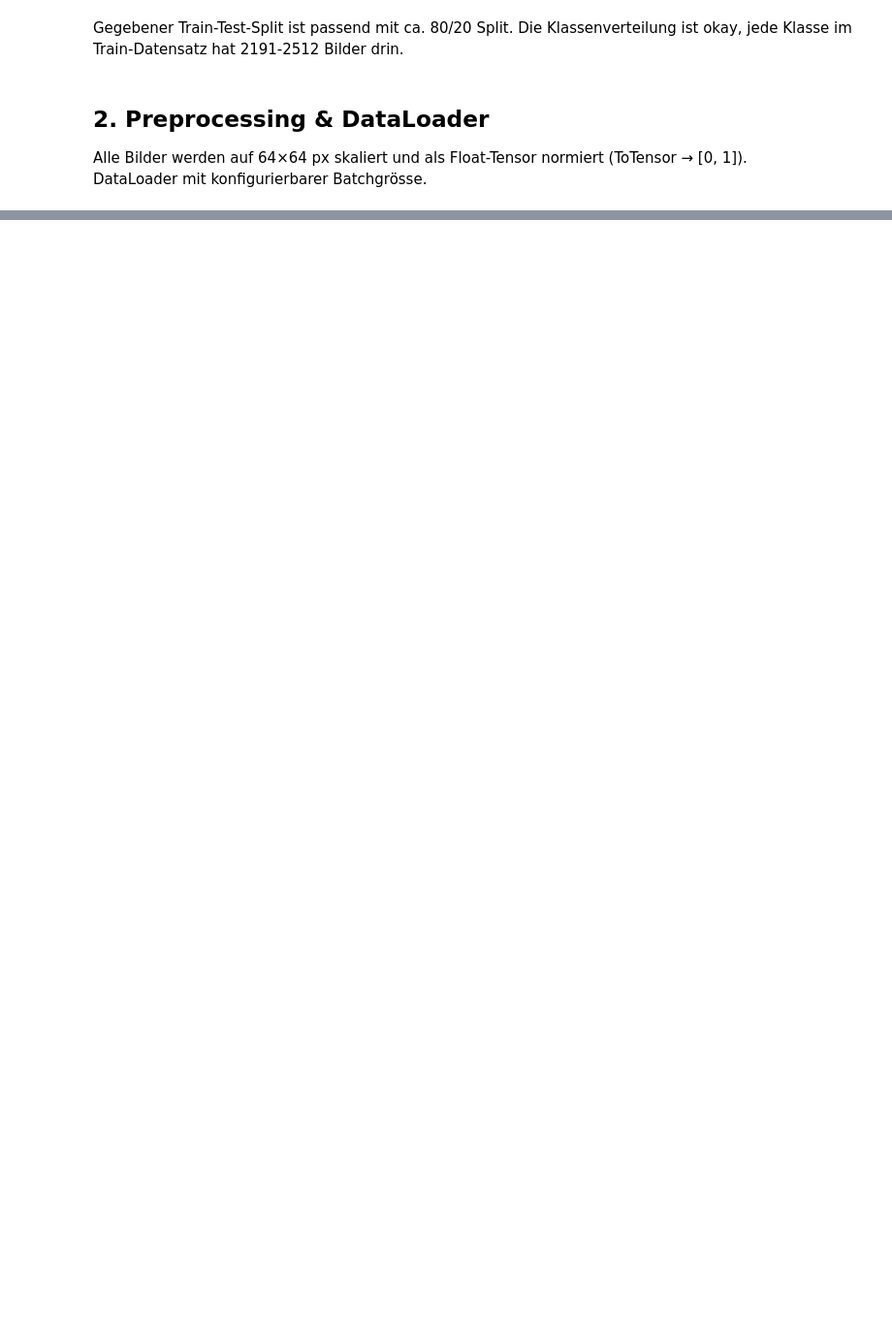
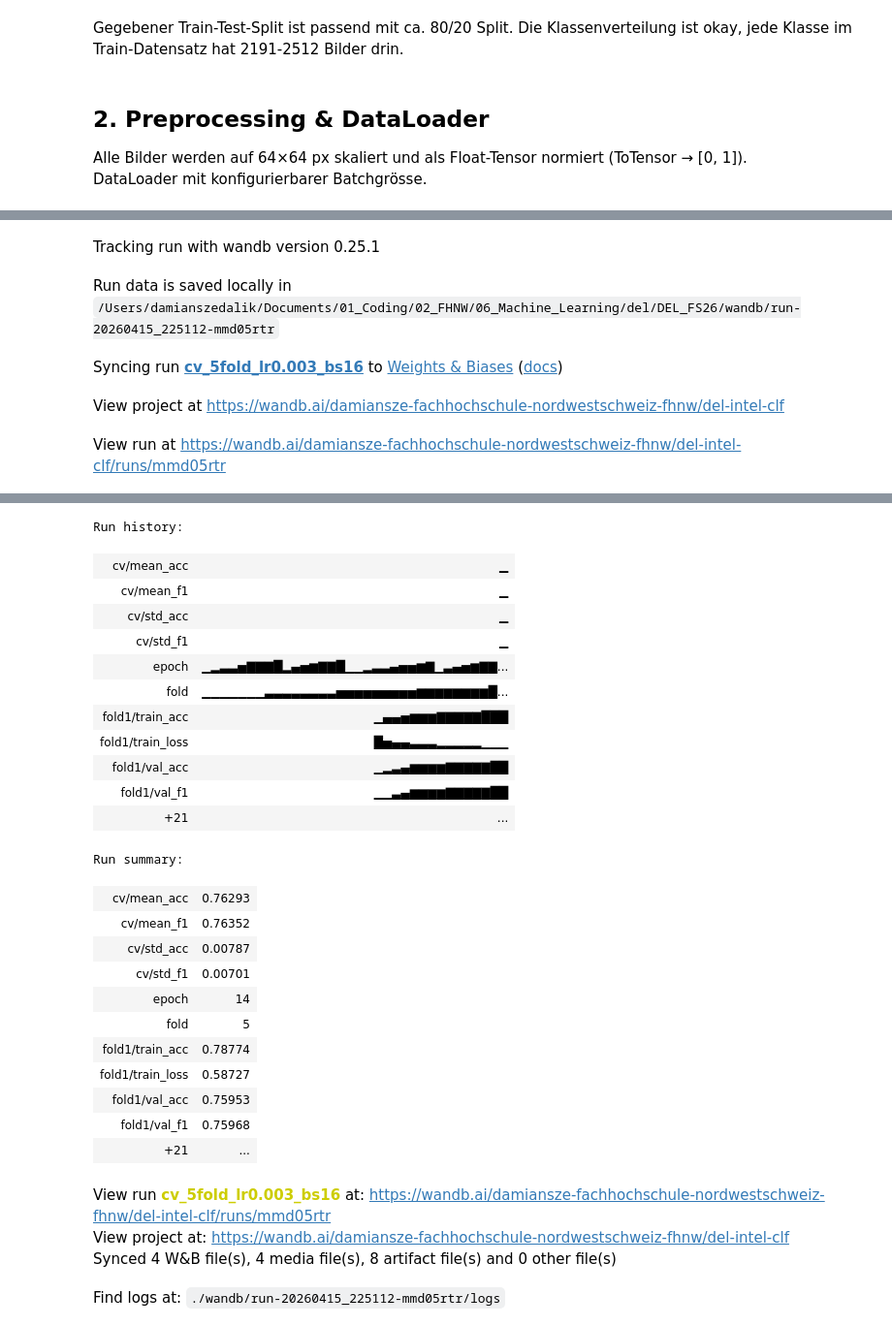
Before and after one commit to damiansze/DEL_FS26, a Jupyter notebook: DEL_MC.ipynb, the cells around one changed output, grey strips where cells are left out. Shown at 97% size. Saved outputs shown, nothing was run; the diff lists cells and outputs as text; code cells hidden in the pictures; blank space fills up the shorter version.

```diff
--- a/DEL_MC.ipynb
+++ b/DEL_MC.ipynb
@@ -433,17 +663,19 @@ Mit der gewählten optimalen Lernrate wird der Einfluss der Batchsize untersucht
 # %%
-# batch_sizes = [16, 32, 64, 128]
-# all_histories_bs = {}
-#
-# für jede bs in batch_sizes:
-#   config = {"lr": <beste_lr>, "batch_size": bs, "num_epochs": 20,
-#             "num_classes": 6, "conv_channels": [32, 64, 128], "fc_units": 256,
-#             "group": "etappe1-bs-tuning"}
-#   train_loader_bs, test_loader_bs = get_dataloaders(train_ds, test_ds, bs)
-#   model     = build_model(config["num_classes"], config["conv_channels"],
-#                           config["fc_units"], device)
-#   optimizer = get_optimizer(model, config["lr"])
-#   history   = train(config, train_loader_bs, test_loader_bs, device)
-#   all_histories_bs[f"bs={bs}"] = history
-#   → Run-URL wird automatisch durch train() gedruckt
-#
-# plot_learning_curves(all_histories_bs, title="Batchsize-Vergleich")
+batch_sizes = [16, 32, 64, 128]
+all_histories_bs = {}
+
+for bs in batch_sizes:
+    config = {
+        "lr": 0.003,
+        "batch_size": bs,
+        "num_epochs": 30,
+        "num_classes": 6,
+        "conv_channels": [32, 64, 128],
+        "fc_units": 256,
+        "run_name": "bs-tune",
+        "group": "etappe1",
+        "final_eval": False
+    }
+    train_loader_bs, val_loader_bs, _, _ = get_split_dataloaders(train_ds, batch_size=bs, seed=SEED)
+    history = train(config, train_loader_bs, val_loader_bs, device)
+    all_histories_bs[f"bs={bs}"] = history
@@ -470,0 +832,12 @@ Aus den k Accuracy-Werten werden Mittelwert ± Standardabweichung berechnet.
+# %%
+cv_config = {
+    "lr":            0.003,
+    "batch_size":    16,
+    "num_epochs":    15,
+    "num_classes":   6,
+    "conv_channels": [32, 64, 128],
+    "fc_units":      256,
+    "group":         "etappe1",
+}
+cv_results = run_cross_validation(train_ds, cv_config, device, n_splits=5)
+# %% [output]
@@ -470,0 +845,5 @@ Aus den k Accuracy-Werten werden Mittelwert ± Standardabweichung berechnet.
+Tracking run with wandb version 0.25.1
+Run data is saved locally in /Users/damianszedalik/Documents/01_Coding/02_FHNW/06_Machine_Learning/del/DEL_FS26/wandb/run-20260415_225112-mmd05rtr
+Syncing run cv_5fold_lr0.003_bs16 to Weights & Biases (docs)
+View project at https://wandb.ai/damiansze-fachhochschule-nordwestschweiz-fhnw/del-intel-clf
+View run at https://wandb.ai/damiansze-fachhochschule-nordwestschweiz-fhnw/del-intel-clf/runs/mmd05rtr
@@ -470,0 +868,28 @@ Aus den k Accuracy-Werten werden Mittelwert ± Standardabweichung berechnet.
+Run history:
+| cv/mean_acc | ▁ |
+| cv/mean_f1 | ▁ |
+| cv/std_acc | ▁ |
+| cv/std_f1 | ▁ |
+| epoch | ▁▂▃▃▅▇▇▇█▂▄▅▆▇▇█▁▁▂▃▃▄▅▅▆▇▁▃▄▅▆▇▇... |
+| fold | ▁▁▁▁▁▁▁▃▃▃▃▃▃▃▃▅▅▅▅▅▅▅▅▅▆▆▆▆▆▆▆▆█... |
+| fold1/train_acc | ▁▄▄▅▆▆▆▇▇▇▇▇███ |
+| fold1/train_loss | █▅▄▄▃▃▃▂▂▂▂▂▁▁▁ |
+| fold1/val_acc | ▁▂▃▄▆▆▆▆▇▇▇▇▇██ |
+| fold1/val_f1 | ▁▁▃▄▆▆▆▆▇▇▇▇▇██ |
+| +21 | ... |
+Run summary:
+| cv/mean_acc | 0.76293 |
+| cv/mean_f1 | 0.76352 |
+| cv/std_acc | 0.00787 |
+| cv/std_f1 | 0.00701 |
+| epoch | 14 |
+| fold | 5 |
+| fold1/train_acc | 0.78774 |
+| fold1/train_loss | 0.58727 |
+| fold1/val_acc | 0.75953 |
+| fold1/val_f1 | 0.75968 |
+| +21 | ... |
+View run cv_5fold_lr0.003_bs16 at: https://wandb.ai/damiansze-fachhochschule-nordwestschweiz-fhnw/del-intel-clf/runs/mmd05rtr
+View project at: https://wandb.ai/damiansze-fachhochschule-nordwestschweiz-fhnw/del-intel-clf
+Synced 4 W&B file(s), 4 media file(s), 8 artifact file(s) and 0 other file(s)
+Find logs at: ./wandb/run-20260415_225112-mmd05rtr/logs
```
Also changed, not shown: parts of 42 cells of this notebook, 3 other files.
